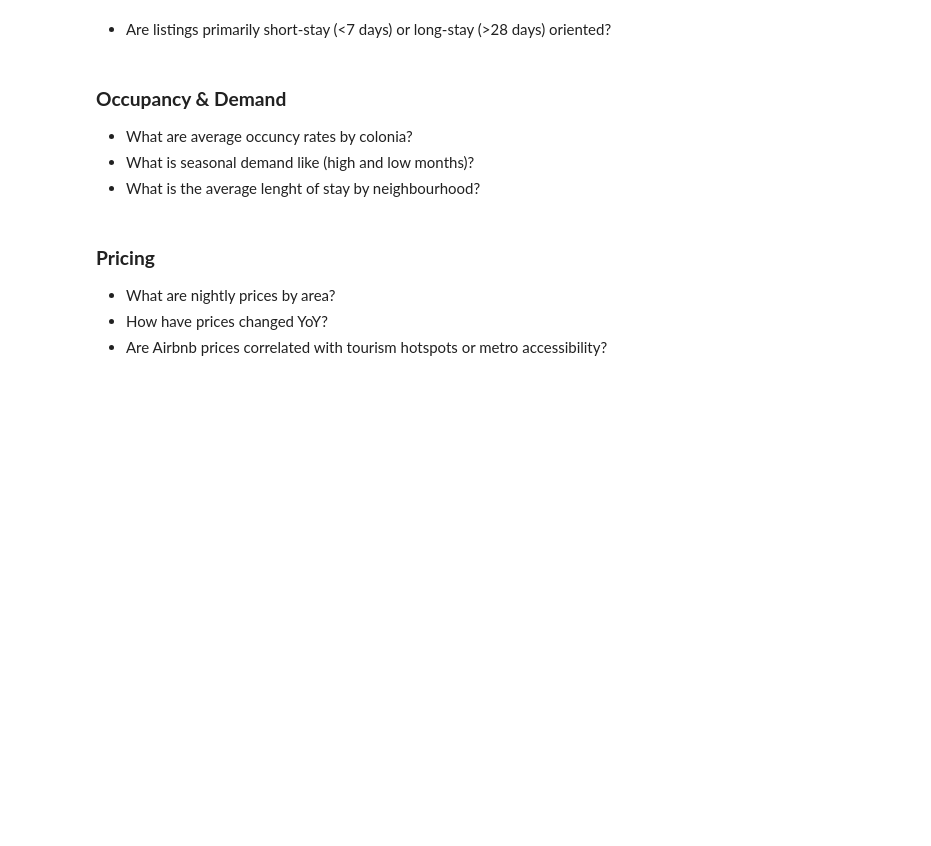
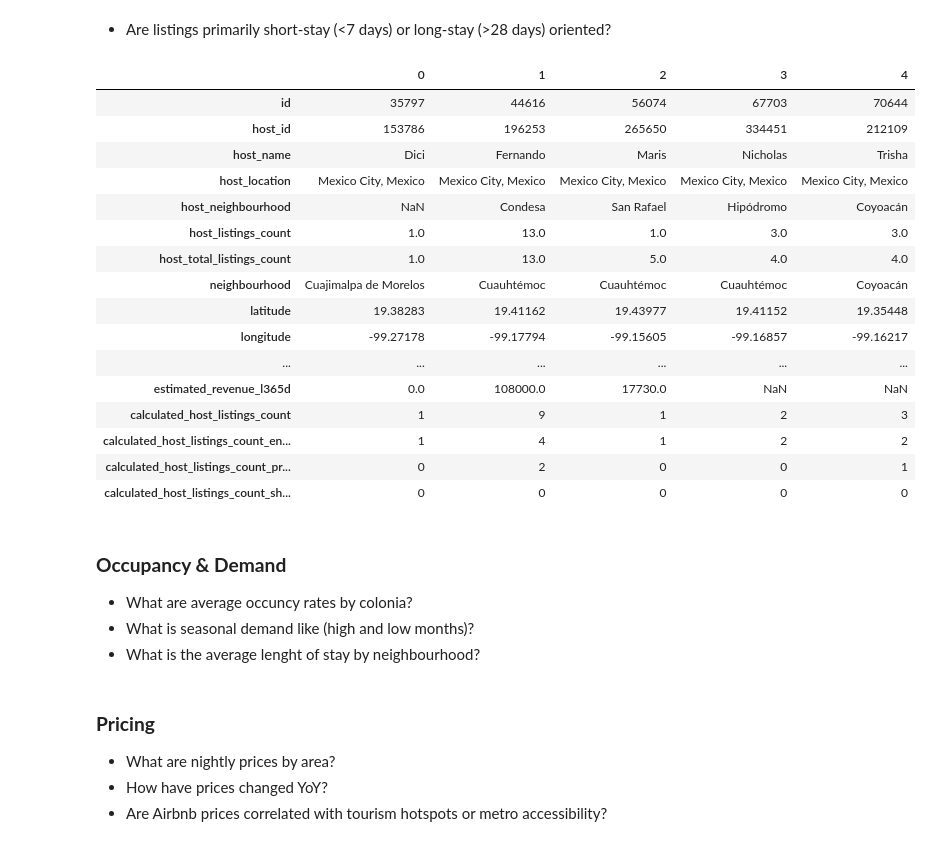
Before and after one commit to EdgarHTT/Airbnb_CDMX_EDA, a Jupyter notebook: Airbnb_CDMX_EDA.ipynb, the cells around one changed output. Cells and saved outputs as stored; diff of their text form; code cells hidden in the pictures; blank space fills up the shorter version.

```diff
--- a/Airbnb_CDMX_EDA.ipynb
+++ b/Airbnb_CDMX_EDA.ipynb
@@ -303,5 +348,25 @@ ValueError: x must be 1D
 # %% [markdown]
 - Are listings primarily short-stay (<7 days) or long-stay (>28 days) oriented?
+# %%
+listings.head(5).T
+# %% [output]
+|  | 0 | 1 | 2 | 3 | 4 |
+| id | 35797 | 44616 | 56074 | 67703 | 70644 |
+| host_id | 153786 | 196253 | 265650 | 334451 | 212109 |
+| host_name | Dici | Fernando | Maris | Nicholas | Trisha |
+| host_location | Mexico City, Mexico | Mexico City, Mexico | Mexico City, Mexico | Mexico City, Mexico | Mexico City, Mexico |
+| host_neighbourhood | NaN | Condesa | San Rafael | Hipódromo | Coyoacán |
+| host_listings_count | 1.0 | 13.0 | 1.0 | 3.0 | 3.0 |
+| host_total_listings_count | 1.0 | 13.0 | 5.0 | 4.0 | 4.0 |
+| neighbourhood | Cuajimalpa de Morelos | Cuauhtémoc | Cuauhtémoc | Cuauhtémoc | Coyoacán |
+| latitude | 19.38283 | 19.41162 | 19.43977 | 19.41152 | 19.35448 |
+| longitude | -99.27178 | -99.17794 | -99.15605 | -99.16857 | -99.16217 |
+| ... | ... | ... | ... | ... | ... |
+| estimated_revenue_l365d | 0.0 | 108000.0 | 17730.0 | NaN | NaN |
+| calculated_host_listings_count | 1 | 9 | 1 | 2 | 3 |
+| calculated_host_listings_count_en... | 1 | 4 | 1 | 2 | 2 |
+| calculated_host_listings_count_pr... | 0 | 2 | 0 | 0 | 1 |
+| calculated_host_listings_count_sh... | 0 | 0 | 0 | 0 | 0 |
 # %% [markdown]
 ### **Occupancy & Demand**
 - What are average occuncy rates by colonia?
```
Also changed, not shown: parts of 11 cells of this notebook.
